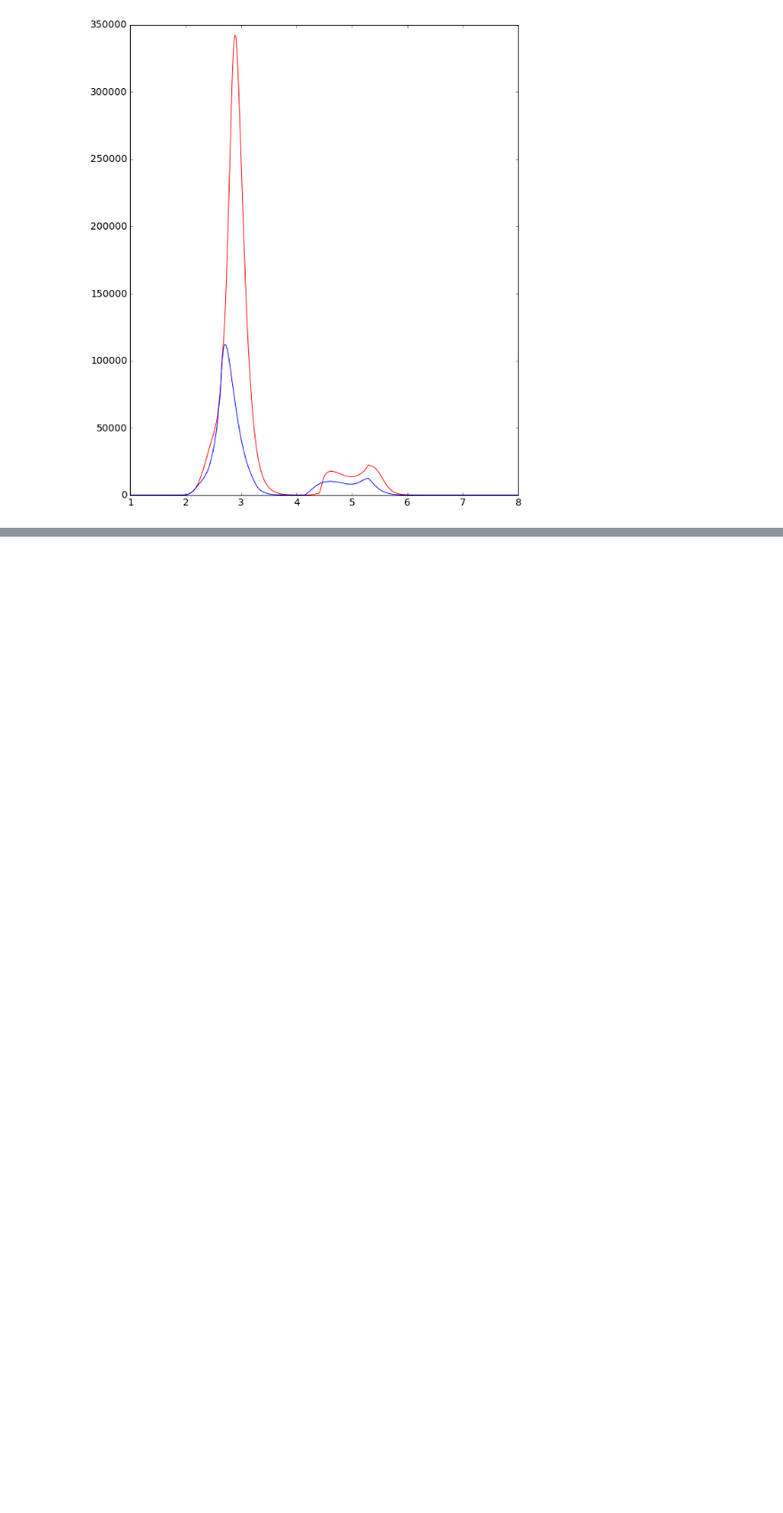
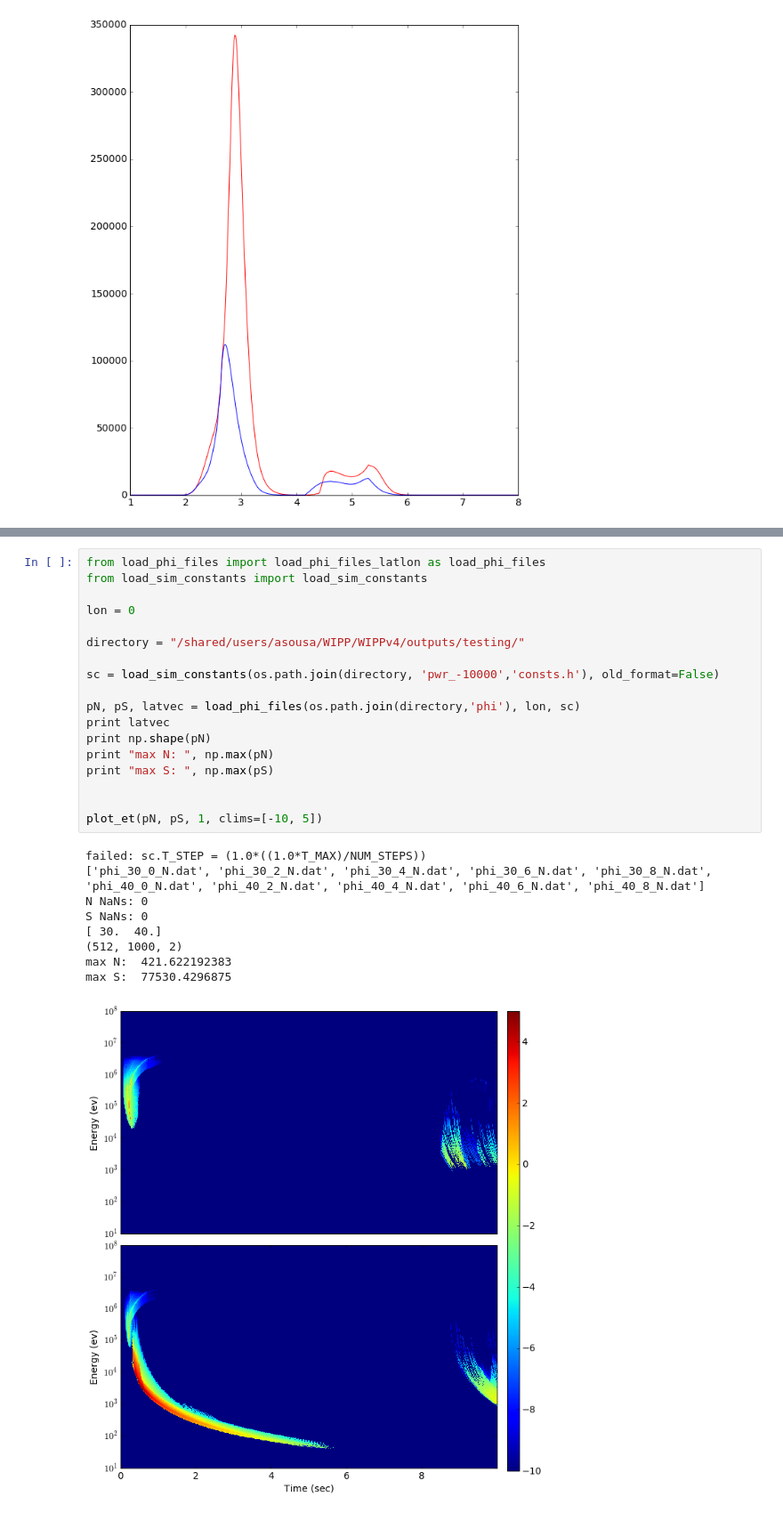
Before and after one commit to asousa/WIPPv4, a Jupyter notebook: plot_phi.ipynb, the cells around one changed output, grey strips where cells are left out. Shown at 89% size. Drawn from its saved outputs; the diff is of its cells as text; blank space fills up the shorter version.

```diff
--- a/plot_phi.ipynb
+++ b/plot_phi.ipynb
@@ -197,0 +186,28 @@ print freqs
+# %%
+from load_phi_files import load_phi_files_latlon as load_phi_files
+from load_sim_constants import load_sim_constants
+
+lon = 0
+
+directory = "/shared/users/asousa/WIPP/WIPPv4/outputs/testing/"
+
+sc = load_sim_constants(os.path.join(directory, 'pwr_-10000','consts.h'), old_format=False)
+
+pN, pS, latvec = load_phi_files(os.path.join(directory,'phi'), lon, sc)
+print latvec
+print np.shape(pN)
+print "max N: ", np.max(pN)
+print "max S: ", np.max(pS)
+
+
+plot_et(pN, pS, 1, clims=[-10, 5])
+# %% [output]
+failed: sc.T_STEP = (1.0*((1.0*T_MAX)/NUM_STEPS))
+['phi_30_0_N.dat', 'phi_30_2_N.dat', 'phi_30_4_N.dat', 'phi_30_6_N.dat', 'phi_30_8_N.dat', 'phi_40_0_N.dat', 'phi_40_2_N.dat', 'phi_40_4_N.dat', 'phi_40_6_N.dat', 'phi_40_8_N.dat']
+N NaNs: 0
+S NaNs: 0
+[ 30.  40.]
+(512, 1000, 2)
+max N:  421.622192383
+max S:  77530.4296875
+[figure, added]
```
Also changed, not shown: parts of 3 cells of this notebook, 7 other files.
